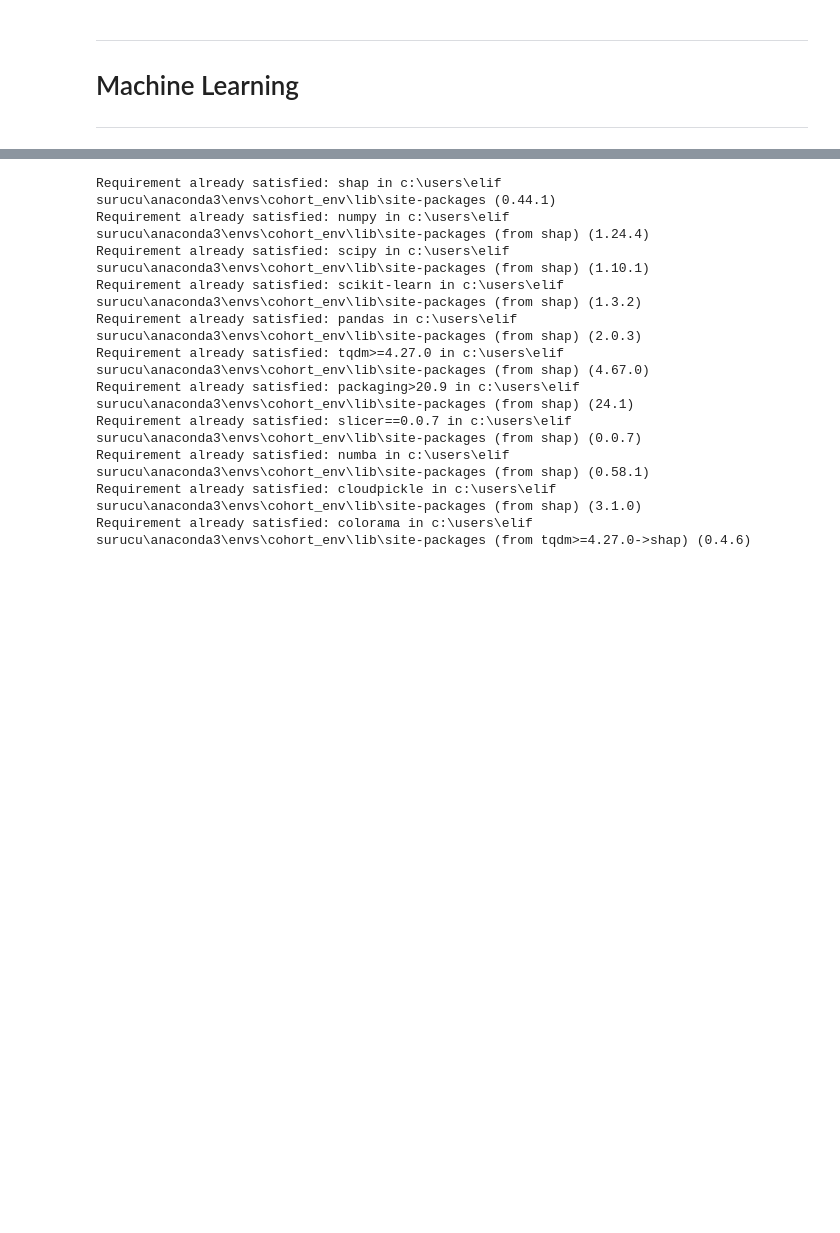
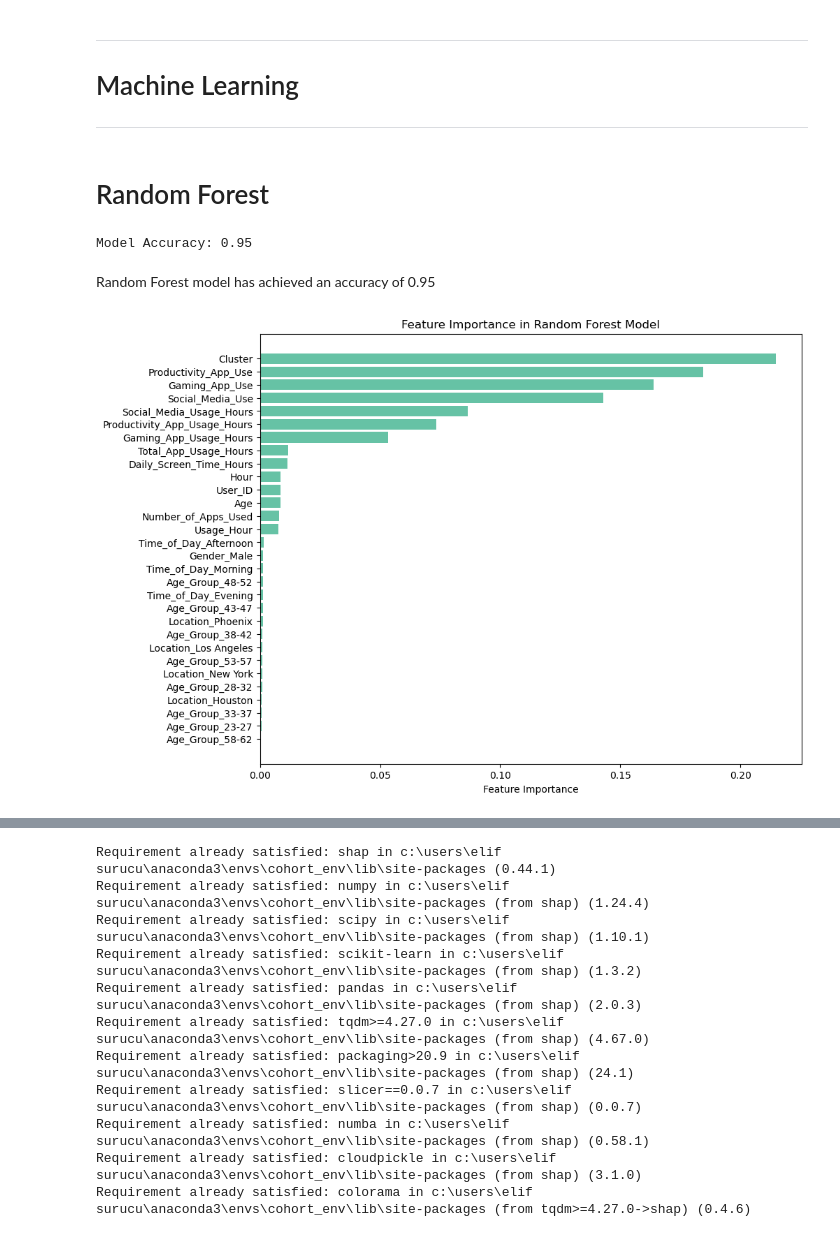
Before and after one commit to ElifSurucu/Understanding-Mobile-Usage-Trends, a Jupyter notebook: Analysis.ipynb, the cells around one changed output, grey strips where cells are left out. Cells and saved outputs as stored; diff of their text form; code cells hidden in the pictures; blank space fills up the shorter version.

Commit message:
Model Evaluation

```diff
--- a/Analysis.ipynb
+++ b/Analysis.ipynb
@@ -811,3 +811,53 @@ The p-value is 0.4789, which is greater than the significance level of 0.05. Fai
 # Machine Learning
 
 ---
+# %% [markdown]
+# Random Forest
+# %%
+data = data.drop(columns=['Usage_Time'])
+# %%
+data['Type_of_Use'] = data[['Social_Media_Usage_Hours', 'Productivity_App_Usage_Hours', 'Gaming_App_Usage_Hours']].idxmax(axis=1)
+data['Type_of_Use'] = data['Type_of_Use'].map({
+    'Social_Media_Usage_Hours': 'Social Media',
+    'Productivity_App_Usage_Hours': 'Productivity',
+    'Gaming_App_Usage_Hours': 'Gaming'
+})
+# %%
+
+data_encoded = pd.get_dummies(data, columns=['Gender', 'Location', 'Age_Group', 'Time_of_Day'], drop_first=True)
+label_encoder = LabelEncoder()
+data_encoded['Type_of_Use'] = label_encoder.fit_transform(data['Type_of_Use'])
+
+# Define the properties (X) and target variable (y)
+X = data_encoded.drop(columns=['Type_of_Use'])
+y = data_encoded['Type_of_Use']
+
+# Splitting the data into training and testing
+X_train, X_test, y_train, y_test = train_test_split(X, y, test_size=0.2, random_state=0)
+
+#Train the model
+
+model = RandomForestClassifier(random_state=0)
+model.fit(X_train, y_train)
+
+# Making predictions and evaluations
+y_pred = model.predict(X_test)
+accuracy = accuracy_score(y_test, y_pred)
+print(f"Model Accuracy: {accuracy:.2f}")
+
+# Feature Importance Values
+importances = model.feature_importances_
+feature_names = X_train.columns
+sorted_idx = importances.argsort()
+# %% [output]
+Model Accuracy: 0.95
+# %% [markdown]
+Random Forest model has achieved an accuracy of 0.95
+# %%
+plt.figure(figsize=(10, 8))
+plt.barh(feature_names[sorted_idx], importances[sorted_idx])
+plt.xlabel("Feature Importance")
+plt.title("Feature Importance in Random Forest Model")
+plt.show()
+# %% [output]
+[figure, added]
```
Also changed, not shown: parts of 33 cells of this notebook.
